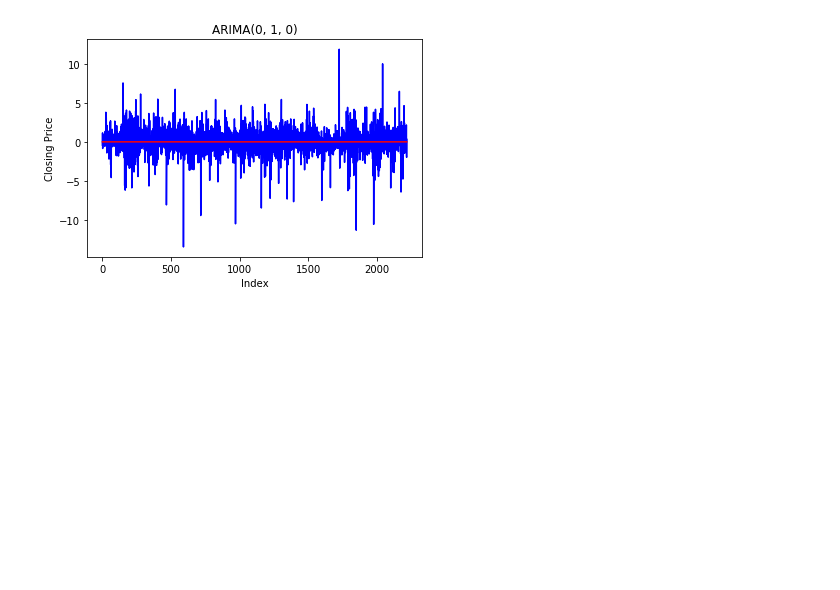
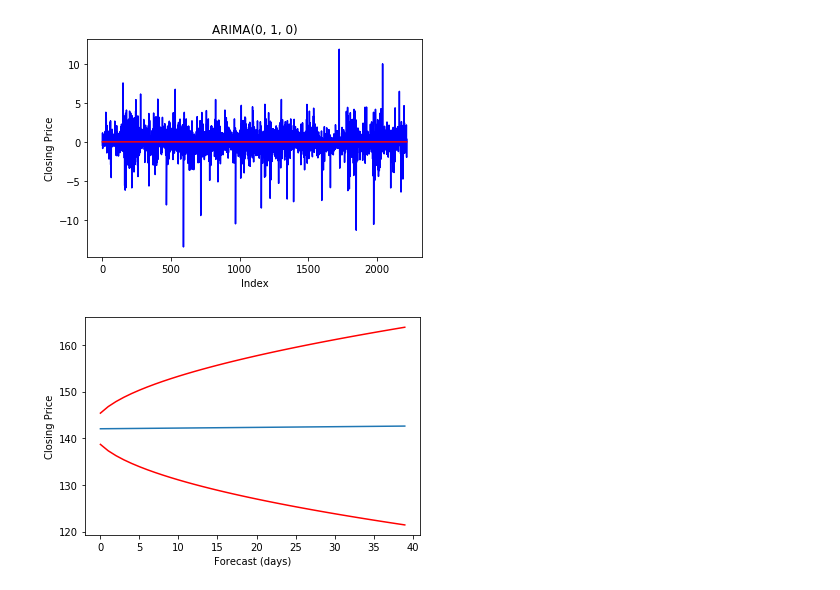
Before and after one commit to damiansp/TS, a Jupyter notebook: python/practical_TSA/04_ARIMA_models/04c_arima.py.ipynb, the cells around one changed output. Drawn from its saved outputs; the diff is of its cells as text; code cells hidden in the pictures; blank space fills up the shorter version.

Commit message:
+forecast with CI

```diff
--- a/python/practical_TSA/04_ARIMA_models/04c_arima.py.ipynb
+++ b/python/practical_TSA/04_ARIMA_models/04c_arima.py.ipynb
@@ -178,3 +178,13 @@ plt.xlabel('Index')
 plt.ylabel('Closing Price');
 # %% [output]
 [figure]
+# %%
+# Forecast with CI
+f, err, ci = arima_fit2.forecast(40)
+# %%
+plt.plot(f)
+plt.plot(ci, color='r')
+plt.xlabel('Forecast (days)')
+plt.ylabel('Closing Price');
+# %% [output]
+[figure, added]
```
Also changed, not shown: parts of 2 cells of this notebook.
